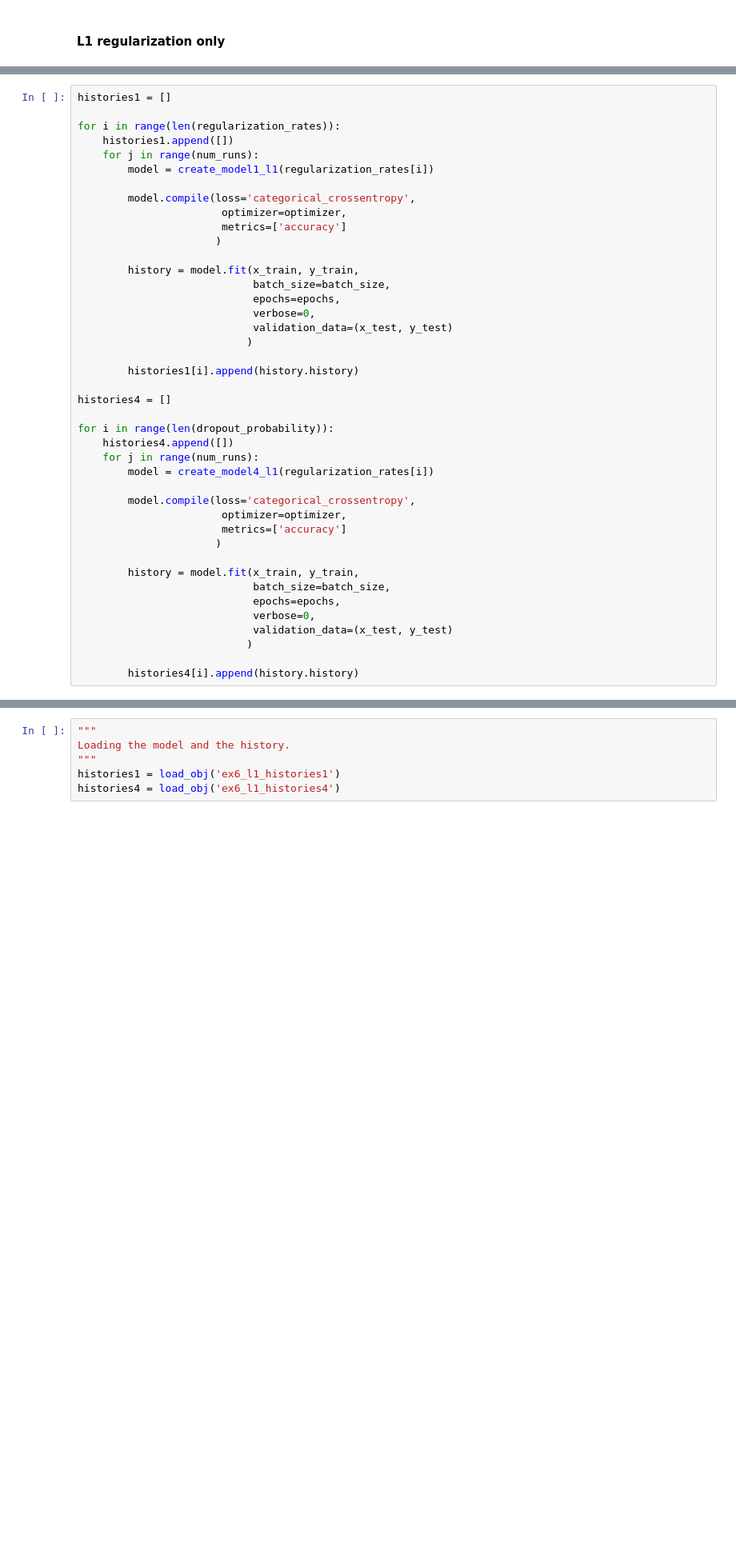
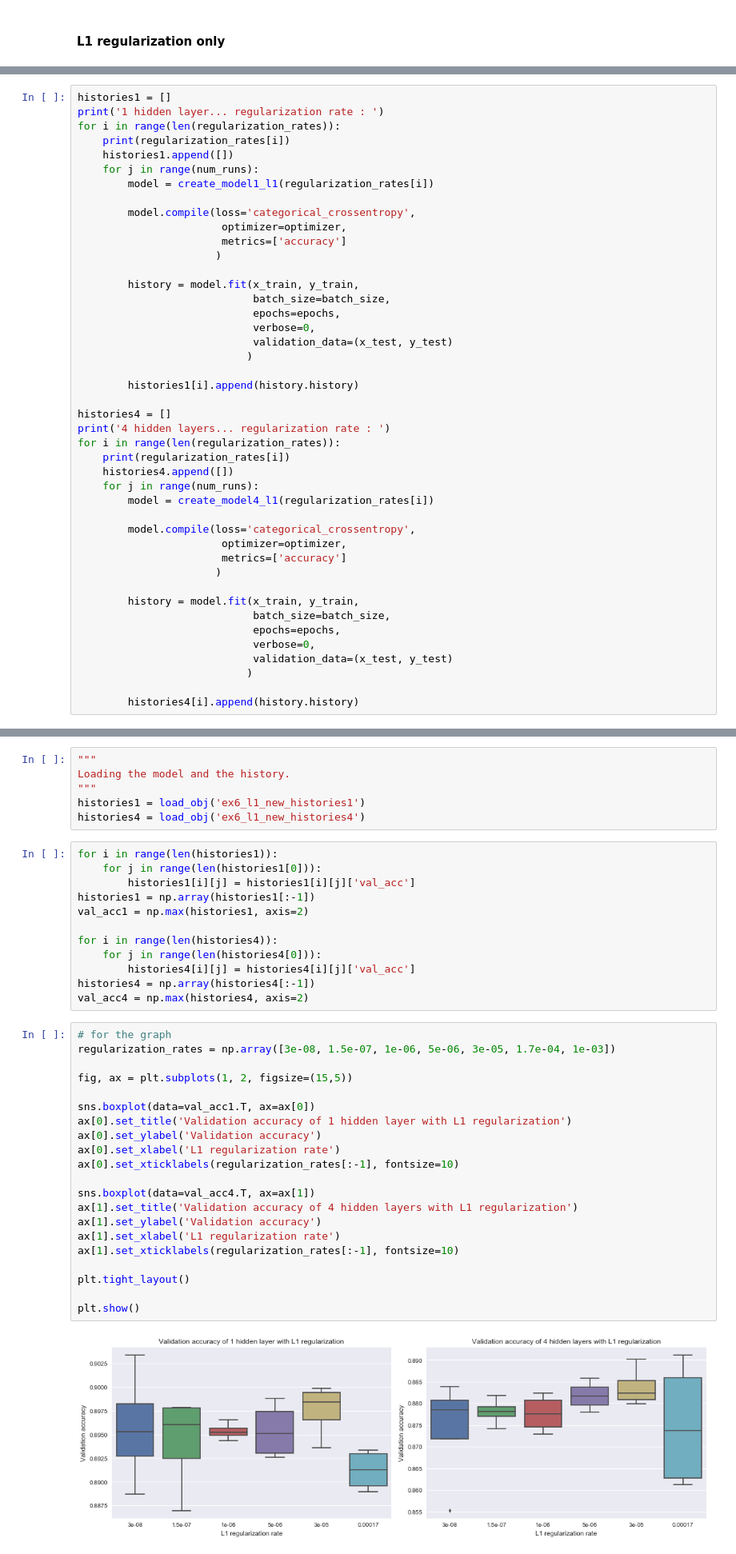
Before and after one commit to SSappy/ANN-Project-1, a Jupyter notebook: miniproject1.ipynb, the cells around one changed output, grey strips where cells are left out. Shown at 80% size. Saved outputs shown, nothing was run; the diff lists cells and outputs as text; blank space fills up the shorter version.

```diff
--- a/miniproject1.ipynb
+++ b/miniproject1.ipynb
@@ -1340,8 +1345,9 @@ def create_model4_l1(regularization_rate):
     return model4
 # %%
 histories1 = []
-
+print('1 hidden layer... regularization rate : ')
 for i in range(len(regularization_rates)):
+    print(regularization_rates[i])
     histories1.append([])
     for j in range(num_runs):
         model = create_model1_l1(regularization_rates[i])
@@ -1361,8 +1367,9 @@ for i in range(len(regularization_rates)):
         histories1[i].append(history.history)
 
 histories4 = []
-
-for i in range(len(dropout_probability)):
+print('4 hidden layers... regularization rate : ')
+for i in range(len(regularization_rates)):
+    print(regularization_rates[i])
     histories4.append([])
     for j in range(num_runs):
         model = create_model4_l1(regularization_rates[i])
@@ -1390,5 +1420,40 @@ save_obj(histories4, 'ex6_l1_histories4')
 """
 Loading the model and the history.
 """
-histories1 = load_obj('ex6_l1_histories1')
-histories4 = load_obj('ex6_l1_histories4')
+histories1 = load_obj('ex6_l1_new_histories1')
+histories4 = load_obj('ex6_l1_new_histories4')
+# %%
+for i in range(len(histories1)):
+    for j in range(len(histories1[0])):
+        histories1[i][j] = histories1[i][j]['val_acc']
+histories1 = np.array(histories1[:-1])
+val_acc1 = np.max(histories1, axis=2)
+
+for i in range(len(histories4)):
+    for j in range(len(histories4[0])):
+        histories4[i][j] = histories4[i][j]['val_acc']
+histories4 = np.array(histories4[:-1])
+val_acc4 = np.max(histories4, axis=2)
+# %%
+# for the graph
+regularization_rates = np.array([3e-08, 1.5e-07, 1e-06, 5e-06, 3e-05, 1.7e-04, 1e-03])
+
+fig, ax = plt.subplots(1, 2, figsize=(15,5))
+
+sns.boxplot(data=val_acc1.T, ax=ax[0])
+ax[0].set_title('Validation accuracy of 1 hidden layer with L1 regularization')
+ax[0].set_ylabel('Validation accuracy')
+ax[0].set_xlabel('L1 regularization rate')
+ax[0].set_xticklabels(regularization_rates[:-1], fontsize=10)
+
+sns.boxplot(data=val_acc4.T, ax=ax[1])
+ax[1].set_title('Validation accuracy of 4 hidden layers with L1 regularization')
+ax[1].set_ylabel('Validation accuracy')
+ax[1].set_xlabel('L1 regularization rate')
+ax[1].set_xticklabels(regularization_rates[:-1], fontsize=10)
+
+plt.tight_layout()
+
+plt.show()
+# %% [output]
+[figure, added]
```
Also changed, not shown: parts of 19 cells of this notebook.
